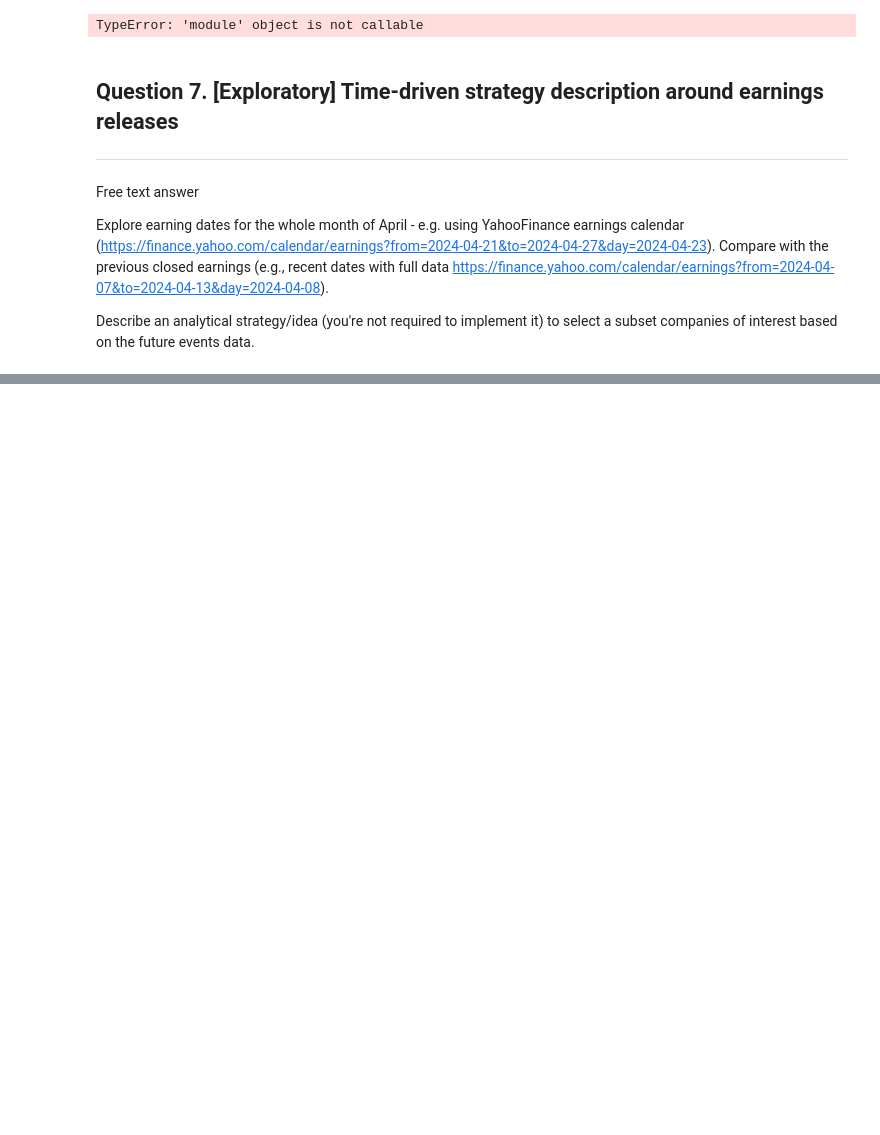
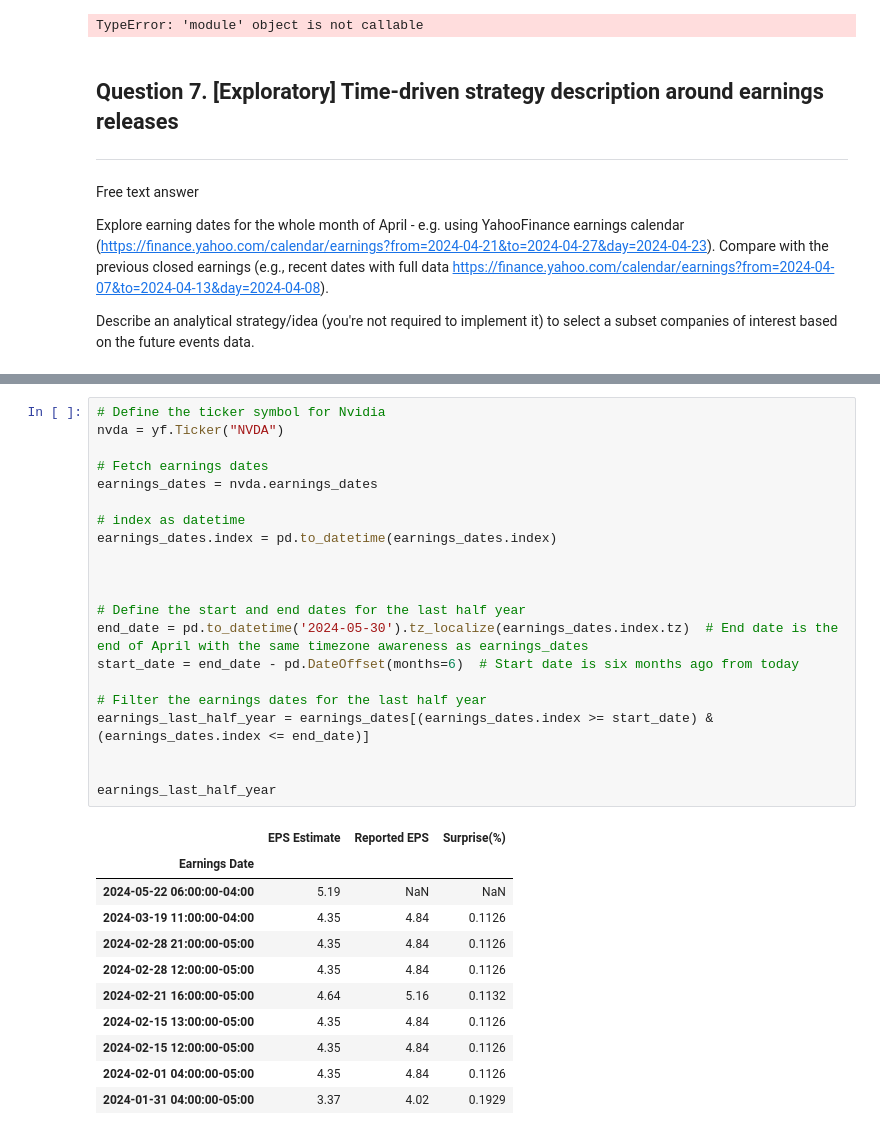
Before and after one commit to Ocean-code-1995/stock-market-analytics-zoomcamp, a Jupyter notebook: Module1/homework1.ipynb, the cells around one changed output, grey strips where cells are left out. Drawn from its saved outputs; the diff is of its cells as text; blank space fills up the shorter version.

```diff
--- a/Module1/homework1.ipynb
+++ b/Module1/homework1.ipynb
@@ -736,0 +782,33 @@ Describe an analytical strategy/idea (you're not required to implement it) to se
+# %%
+# Define the ticker symbol for Nvidia
+nvda = yf.Ticker("NVDA")
+
+# Fetch earnings dates
+earnings_dates = nvda.earnings_dates
+
+# index as datetime
+earnings_dates.index = pd.to_datetime(earnings_dates.index)
+
+
+
+# Define the start and end dates for the last half year
+end_date = pd.to_datetime('2024-05-30').tz_localize(earnings_dates.index.tz)  # End date is the end of April with the same timezone awareness as earnings_dates
+start_date = end_date - pd.DateOffset(months=6)  # Start date is six months ago from today
+
+# Filter the earnings dates for the last half year
+earnings_last_half_year = earnings_dates[(earnings_dates.index >= start_date) & (earnings_dates.index <= end_date)]
+
+
+earnings_last_half_year
+# %% [output]
+|  | EPS Estimate | Reported EPS | Surprise(%) |
+| Earnings Date |  |  |  |
+| 2024-05-22 06:00:00-04:00 | 5.19 | NaN | NaN |
+| 2024-03-19 11:00:00-04:00 | 4.35 | 4.84 | 0.1126 |
+| 2024-02-28 21:00:00-05:00 | 4.35 | 4.84 | 0.1126 |
+| 2024-02-28 12:00:00-05:00 | 4.35 | 4.84 | 0.1126 |
+| 2024-02-21 16:00:00-05:00 | 4.64 | 5.16 | 0.1132 |
+| 2024-02-15 13:00:00-05:00 | 4.35 | 4.84 | 0.1126 |
+| 2024-02-15 12:00:00-05:00 | 4.35 | 4.84 | 0.1126 |
+| 2024-02-01 04:00:00-05:00 | 4.35 | 4.84 | 0.1126 |
+| 2024-01-31 04:00:00-05:00 | 3.37 | 4.02 | 0.1929 |
```
Also changed, not shown: parts of 8 cells of this notebook, 2 other files.
